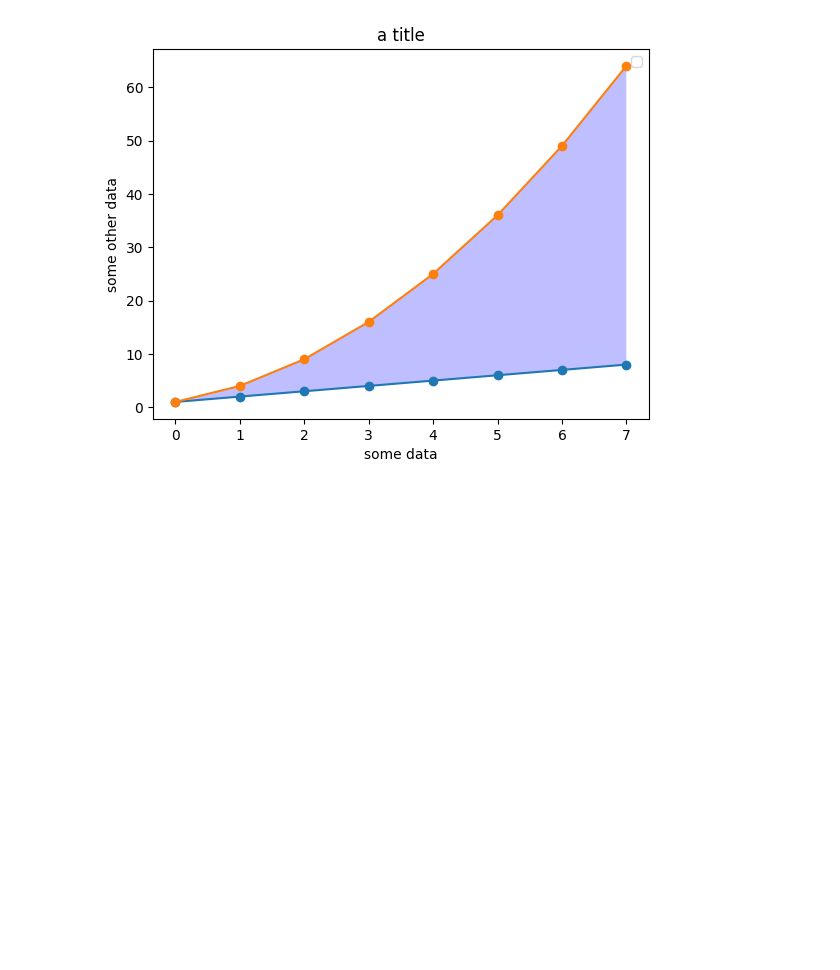
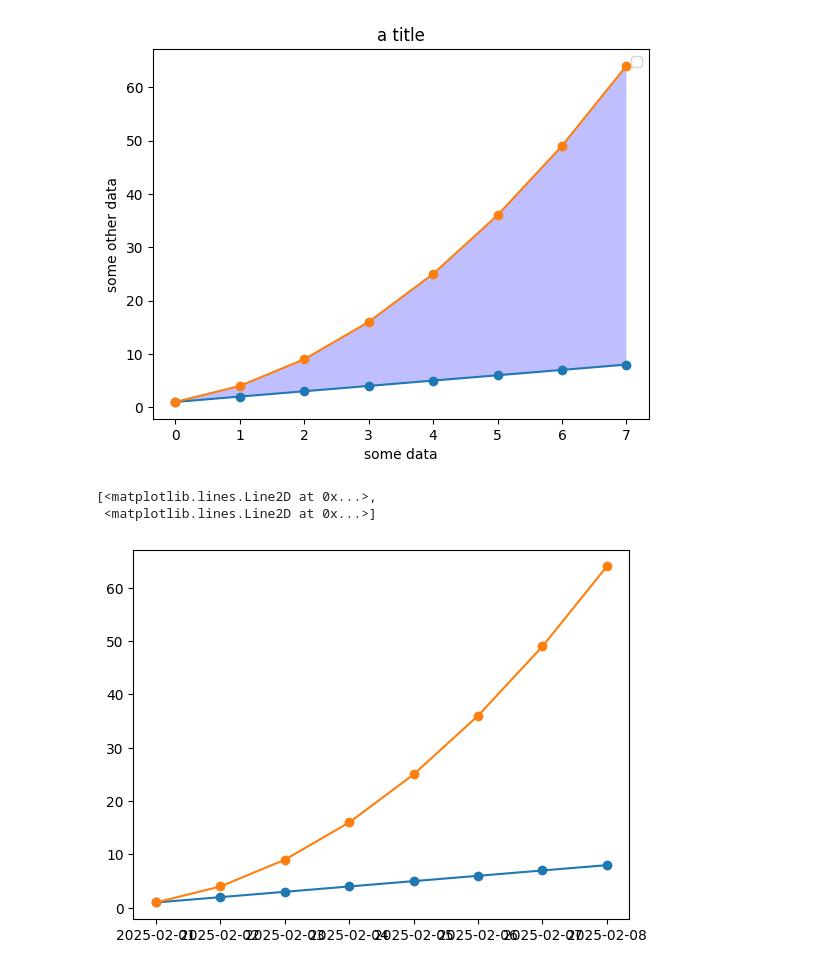
Before and after one commit to Zainab-Ayoub/dataScienceProblems, a Jupyter notebook: linePlots.ipynb, the cells around one changed output. Drawn from its saved outputs; the diff is of its cells as text; code cells hidden in the pictures; blank space fills up the shorter version.

Commit message:
working with dates

```diff
--- a/linePlots.ipynb
+++ b/linePlots.ipynb
@@ -42,3 +42,10 @@ plt.gca().fill_between(range(len(linear_data)),
 # %% [output]
 <matplotlib.collections.FillBetweenPolyCollection at 0x...>
 [figure]
+# %%
+observation_dates = np.arange('2025-02-01', '2025-02-09', dtype='datetime64[D]')
+plt.plot(observation_dates, linear_data, '-o', observation_dates, exponential_data, '-o')
+# %% [output]
+[<matplotlib.lines.Line2D at 0x...>,
+ <matplotlib.lines.Line2D at 0x...>]
+[figure, added]
```
